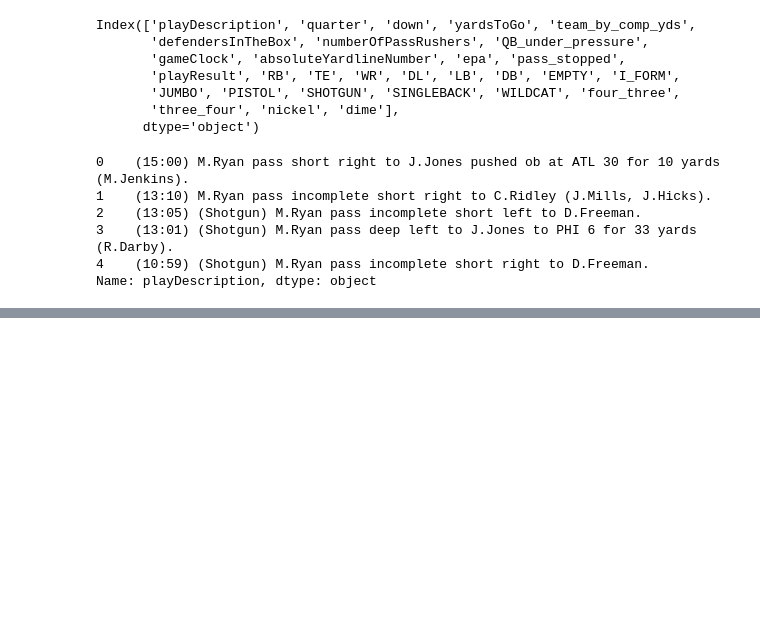
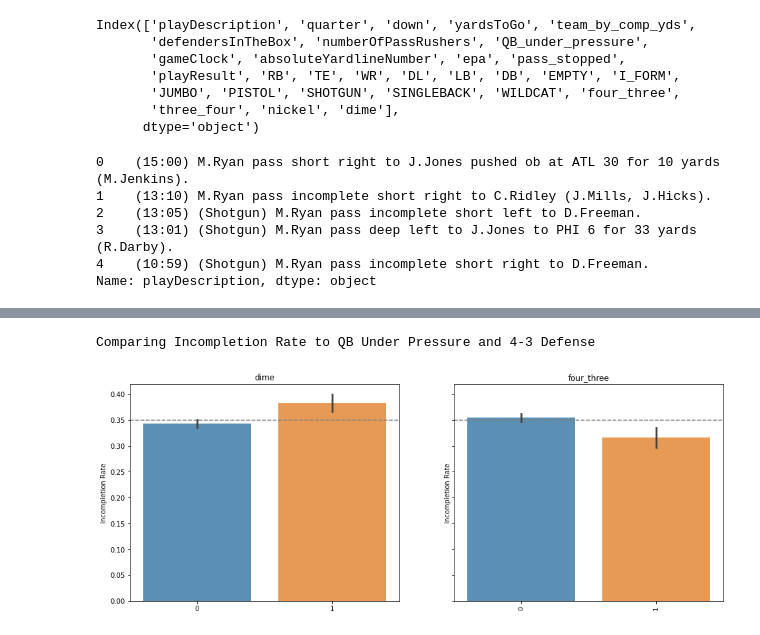
Before and after one commit to Fourth-and-Four/NFL-Big-Data-Bowl-2021, a Jupyter notebook: austin_scratch.ipynb, the cells around one changed output, grey strips where cells are left out. Saved outputs shown, nothing was run; the diff lists cells and outputs as text; code cells hidden in the pictures; blank space fills up the shorter version.

Commit message:
exploring data

```diff
--- a/austin_scratch.ipynb
+++ b/austin_scratch.ipynb
@@ -99,0 +124,18 @@ X_train_scaled
+# %%
+# Create features to visualize
+features = ['dime', 'four_three']
+
+# Subplot 2 graphs side by side on the first ron
+_, ax = plt.subplots(nrows=1, ncols=2, figsize=(16, 6), sharey=True)
+for i, feature in enumerate(features):
+    # Bar chart for asd data
+    sns.barplot(feature, 'pass_stopped', data=df, ax=ax[i], alpha=.8)
+    ax[i].set_xlabel('')
+    ax[i].set_ylabel('Incompletion Rate')
+    ax[i].set_title(feature)
+    ax[i].axhline(incompletion_rate, ls='--', color='grey')
+    plt.xticks(rotation = 90)
+print('Comparing Incompletion Rate to QB Under Pressure and 4-3 Defense')
+# %% [output]
+Comparing Incompletion Rate to QB Under Pressure and 4-3 Defense
+[figure, added]
```
Also changed, not shown: parts of 10 cells of this notebook.
